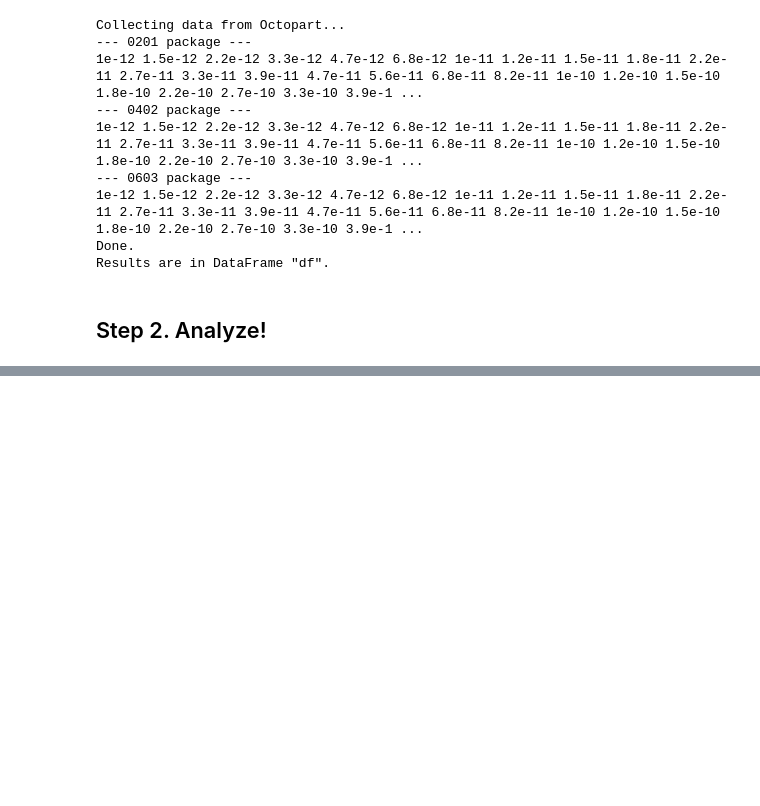
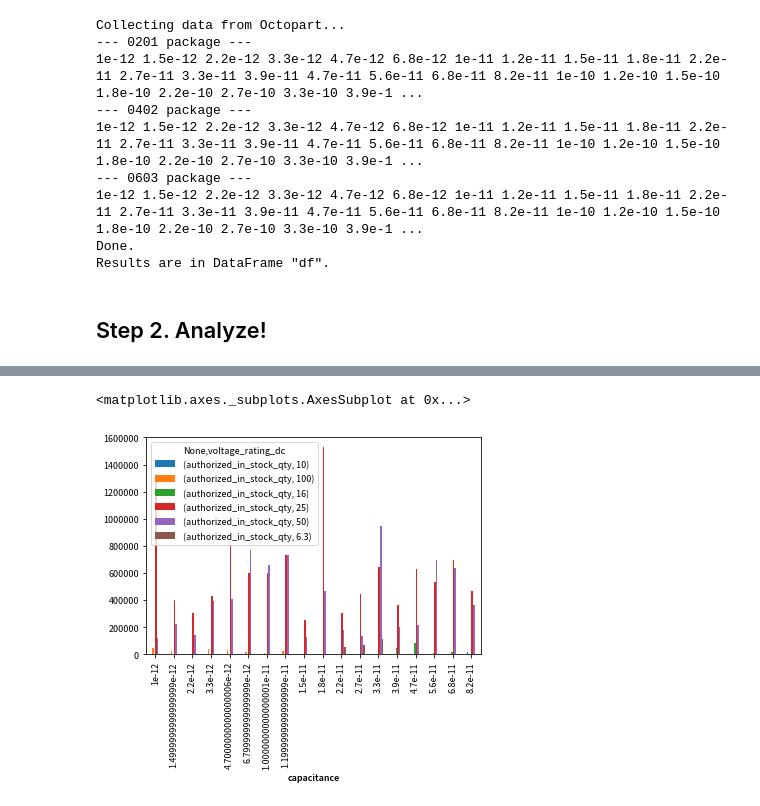
Before and after one commit to 2n3906/scottopart, a Jupyter notebook: notebooks/Capacitor Sourcing.ipynb, the cells around one changed output, grey strips where cells are left out. Saved outputs shown, nothing was run; the diff lists cells and outputs as text; code cells hidden in the pictures; blank space fills up the shorter version.

```diff
--- a/notebooks/Capacitor Sourcing.ipynb
+++ b/notebooks/Capacitor Sourcing.ipynb
@@ -126,0 +205,5 @@ df.groupby(['case_package', 'capacitance']).head(5)
+# %%
+#g = df.groupby(['case_package', 'capacitance', 'voltage_rating_dc'])
+#g['authorized_in_stock_qty'].sum()
+
+piv = pd.pivot_table(df[df['case_package'] == '0201'].query('capacitance < 100e-12'), index=["capacitance"], columns=["voltage_rating_dc"], values=["authorized_in_stock_qty"], aggfunc=np.sum)
@@ -126,0 +226,7 @@ df.groupby(['case_package', 'capacitance']).head(5)
+# %%
+piv = piv.replace(0, np.nan)
+# %%
+piv.plot.bar()
+# %% [output]
+<matplotlib.axes._subplots.AxesSubplot at 0x...>
+[figure, added]
```
Also changed, not shown: parts of 23 cells of this notebook, 2 other files.
